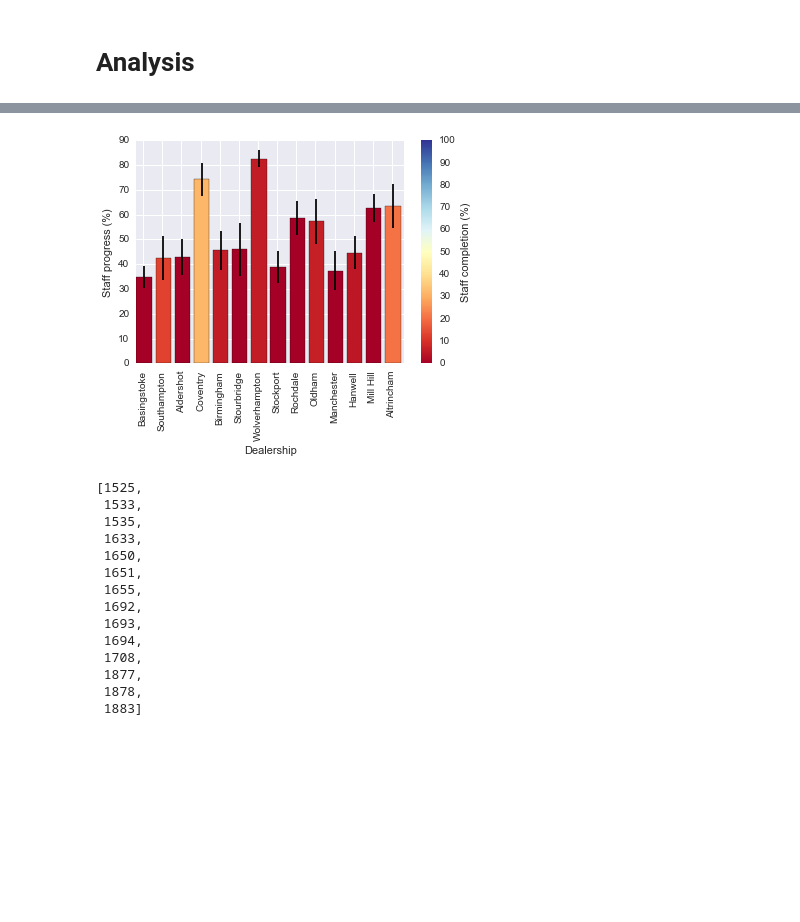
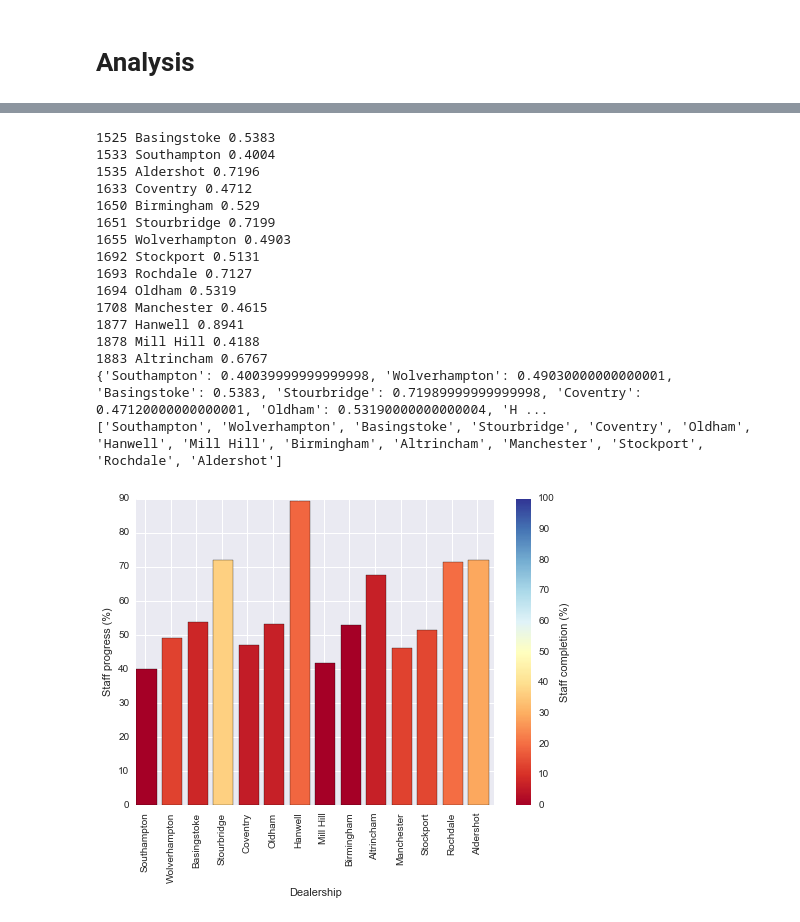
Before and after one commit to DJRumble/WestWay, a Jupyter notebook: Exploration.ipynb, the cells around one changed output, grey strips where cells are left out. Drawn from its saved outputs; the diff is of its cells as text; code cells hidden in the pictures; blank space fills up the shorter version.

```diff
--- a/Exploration.ipynb
+++ b/Exploration.ipynb
@@ -230,2 +249,7 @@ df_MT.drop(surplus_headers_MT,1,inplace=True)
+# %%
+#Load staff data
+file_name = 'West_Way_Accreditation/20161207 FY16 West Way Accreditation Report.xlsx'
+
+df_SC,df_T,df_SA,df_MT = load_data(file_name)
 # %%
 #Reduce to F2F only
@@ -267,0 +294,10 @@ df_MT_init = aggregate_course(df_MT_init)
+# %%
+#Full DataSet
+#dec16=5
+#jan17=6
+c = 6
+
+df_SC = aggregate_course(df_SC,c,3)
+df_T = aggregate_course(df_T,c,1)
+df_SA = aggregate_course(df_SA,c,1)
+df_MT = aggregate_course(df_MT,c,1)
@@ -348,9 +367,15 @@ def PLOT_bar_chart(df_A,df_A_std,df_B,i):
     plt.xticks()
     plt.xticks(np.arange(len(y))+0.35,x,rotation=60)
 
-    plt.show()
+
+    date = 'jan2017'
+    plt.savefig("plots/{}/{}_progress_{}.pdf".format(date,title,date))
+
+    #plt.show()
 
     return
 
-PLOT_bar_chart(df_progress,df_progress_std,df_completion,3)
+
+for i in range(12):
+    PLOT_bar_chart(df_progress,df_progress_std,df_completion,i)
 # %% [output]
@@ -411,38 +447,63 @@ def dealer_overview(df_A,df_A_std,df_B):
 
     x = []
 
-    for i in dealers:
+    for i in sorted(dealership_names.keys()):
+        print i,dealership_names[i],df_A.ix[i][4]
         progress_dict[dealership_names[i]] = df_A.ix[i][4]
         progress_err_dict[dealership_names[i]] = df_A_std.ix[i][4]
         completion_dict[dealership_names[i]] = df_B.ix[i][4]
         x.append(dealership_names[i])
 
     plt.figure()
+
+    x = progress_dict.keys()
+
+    print progress_dict#.values()
+    print x
 
     y = [i*100. for i in progress_dict.values()]
     dy = [i*100. for i in progress_err_dict.values()]
     z = [i*100. for i in completion_dict.values()]
 
     #title = df_A.index[i]
 
     plot = plt.scatter(z, z, c = z,vmin=0,vmax=100, cmap = 'RdYlBu')
     plt.clf()
     cb = plt.colorbar(plot)
     cb.set_label('Staff completion (%)')
 
-    plt.bar(np.arange(len(y)),y,yerr=dy,color = cm.RdYlBu([i / 100. for i in z]),ecolor='k')
+    plt.bar(np.arange(len(y)),y,color = cm.RdYlBu([i / 100. for i in z]))#,ecolor='k')
 
     #plt.title('{}'.format(title))
     plt.ylabel('Staff progress (%)')
     plt.xlabel('Dealership')
 
     plt.xticks()
     plt.xticks(np.arange(len(y))+0.35,x,rotation=90)
 
+    date = 'jan2017'
+    plt.savefig("plots/{}/Dealership_progress_{}.pdf".format(date,date))
+
     plt.show()
 
     return
 
 dealer_overview(df_progress,df_progress_std,df_completion)
 # %% [output]
+1525 Basingstoke 0.5383
+1533 Southampton 0.4004
+1535 Aldershot 0.7196
+1633 Coventry 0.4712
+1650 Birmingham 0.529
+1651 Stourbridge 0.7199
+1655 Wolverhampton 0.4903
+1692 Stockport 0.5131
+1693 Rochdale 0.7127
+1694 Oldham 0.5319
+1708 Manchester 0.4615
+1877 Hanwell 0.8941
+1878 Mill Hill 0.4188
+1883 Altrincham 0.6767
+{'Southampton': 0.40039999999999998, 'Wolverhampton': 0.49030000000000001, 'Basingstoke': 0.5383, 'Stourbridge': 0.71989999999999998, 'Coventry': 0.47120000000000001, 'Oldham': 0.53190000000000004, 'H ...
+['Southampton', 'Wolverhampton', 'Basingstoke', 'Stourbridge', 'Coventry', 'Oldham', 'Hanwell', 'Mill Hill', 'Birmingham', 'Altrincham', 'Manchester', 'Stockport', 'Rochdale', 'Aldershot']
-[figure, old version]
+[figure, new version]
@@ -451,17 +509,0 @@ df_progress
-# %%
-dealers
-# %% [output]
-[1525,
- 1533,
- 1535,
- 1633,
- 1650,
- 1651,
- 1655,
- 1692,
- 1693,
- 1694,
- 1708,
- 1877,
- 1878,
- 1883]
```
Also changed, not shown: parts of 30 cells of this notebook, 34 other files.
